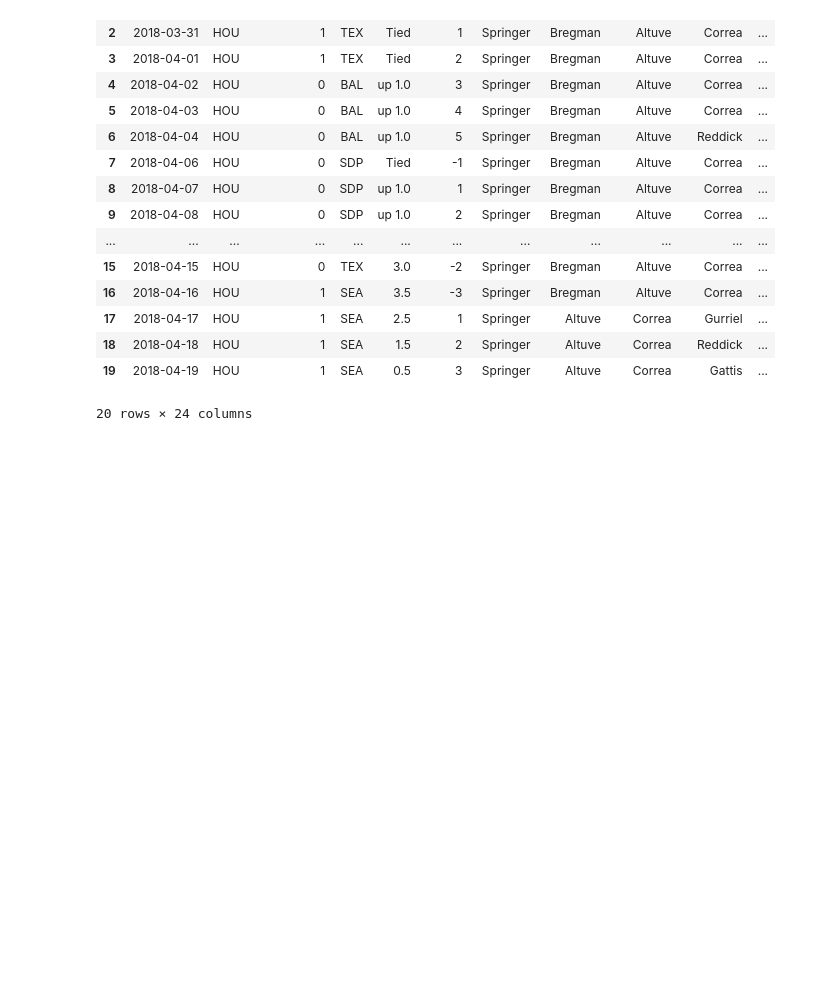
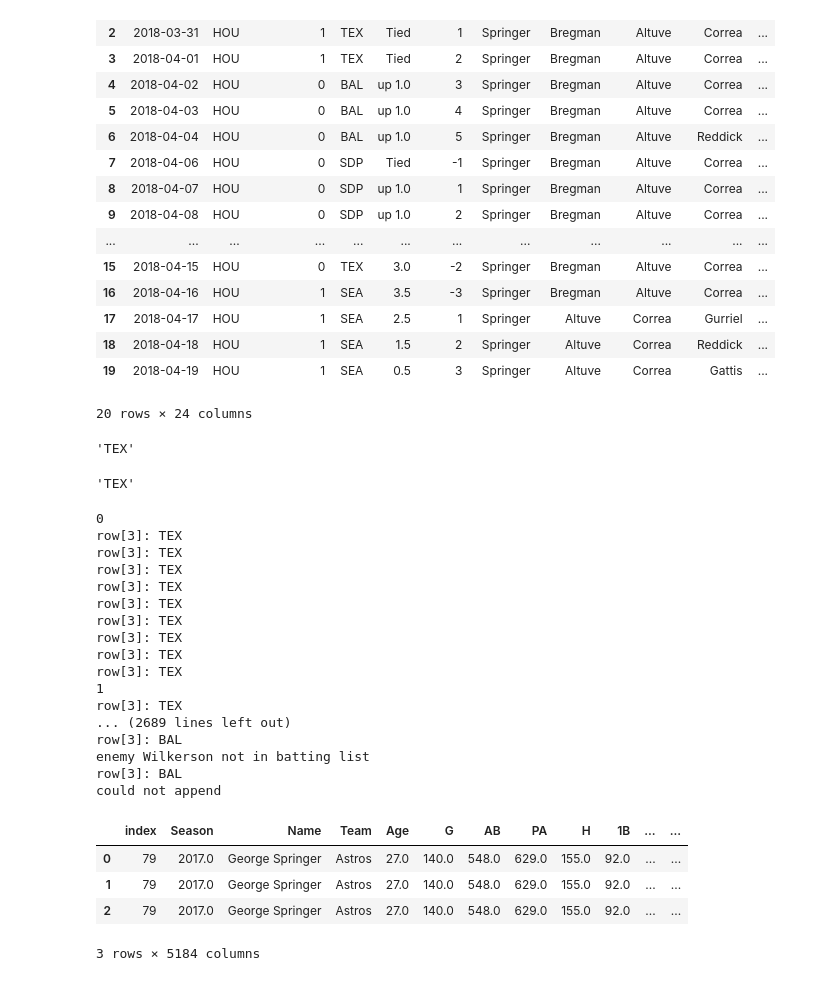
Before and after one commit to JTMachen/Baseball_Game_Predictor, a Jupyter notebook: API_analysis.ipynb, the cells around one changed output. Cells and saved outputs as stored; diff of their text form; code cells hidden in the pictures; blank space fills up the shorter version.

Commit message:
dictionary of teams fixed

```diff
--- a/API_analysis.ipynb
+++ b/API_analysis.ipynb
@@ -431,3 +443,12 @@ opponents_lineupss["STL"].head()
+# %%
+x = players_per_game_for_HOU_2018.iloc[0][3]
+x
+# %% [output]
+'TEX'
+# %%
+x[3]
+# %% [output]
+'TEX'
 # %%
 def get_stats_startingplayer_by_game(players_df, team, year):
 
@@ -438,10 +459,11 @@ def get_stats_startingplayer_by_game(players_df, team, year):
     stats_players_start_lineup = pd.DataFrame()
 
     for row in range(0,len(players_df)):
-
+        print(row)
         all_players_stats = pd.DataFrame()
 
-        for player in players_df.iloc[row][6:]:
+        #for players of team
+        for player in players_df.iloc[row][6:15]:
             #print(f"players: {len(players_df.iloc[row][6:])}\n {players_df.iloc[row][6:]}")
             if("00:00:00" in str(player)): continue #it gets the Date as first row by default. Skip it.
 
@@ -463,11 +485,64 @@ def get_stats_startingplayer_by_game(players_df, team, year):
             all_players_stats = pd.concat([ all_players_stats, player_bat_stats ] ,   axis=1)
             #print(f"ALL_PLAYER_STAT ##############\n{all_players_stats}")
 
+         #for players of opponent
+        for enemy in players_df.iloc[row][15:24]:
+            #print(f"players: {len(players_df.iloc[row][6:])}\n {players_df.iloc[row][6:]}")
+            if("00:00:00" in str(enemy)): continue #it gets the Date as first row by default. Skip it.
+
+            try:
+                print(f"row[3]: {players_df.iloc[row][3]}")
+                all_opp_bat_stats = batting_season_data[batting_season_data.Team ==
+                                                         get_key_from_dict(team_dict,players_df.iloc[row][3])]
+                #print(f"ALL OPPONENT STATS :\n{all_opp_bat_stats.head()}")
+                enemy_full_name = [x for x in all_opp_bat_stats.Name if enemy in x]
+                #print(player_full_name)
+                enemy_bat_stats = all_opp_bat_stats[all_opp_bat_stats.Name == enemy_full_name[0]]
+                #print(f"Stats for player {player_full_name} only: \n{player_bat_stats}")
+
+            except:
+                print(f"enemy {enemy} not in batting list")
+                #create code to fill batting statistics for a new player full of NAs or 0.0
+                continue
+
+            enemy_bat_stats.reset_index(inplace=True)
+            #print(f"SINGLE_PLAYER_STAT ++++++++++++++\n{player_bat_stats}")
+            all_players_stats = pd.concat([ all_players_stats, enemy_bat_stats] ,   axis=1)
+            #print(f"ALL_PLAYER_STAT ##############\n{all_players_stats}")
+
         try:
             stats_players_start_lineup = stats_players_start_lineup.append(all_players_stats, ignore_index=True)
+            #stats_players_start_lineup = pd.concat([stats_players_start_lineup,all_players_stats], join="outer",axis=0, sort = True )
         except:
             print("could not append ")
             continue
 
 
     return stats_players_start_lineup
+# %%
+
+test = get_stats_startingplayer_by_game(players_per_game_for_HOU_2018, "HOU", 2018)
+test
+# %% [output]
+0
+row[3]: TEX
+row[3]: TEX
+row[3]: TEX
+row[3]: TEX
+row[3]: TEX
+row[3]: TEX
+row[3]: TEX
+row[3]: TEX
+row[3]: TEX
+1
+row[3]: TEX
+... (2689 lines left out)
+row[3]: BAL
+enemy Wilkerson not in batting list
+row[3]: BAL
+could not append
+|  | index | Season | Name | Team | Age | G | AB | PA | H | 1B | ... | ... |
+| 0 | 79 | 2017.0 | George Springer | Astros | 27.0 | 140.0 | 548.0 | 629.0 | 155.0 | 92.0 | ... | ... |
+| 1 | 79 | 2017.0 | George Springer | Astros | 27.0 | 140.0 | 548.0 | 629.0 | 155.0 | 92.0 | ... | ... |
+| 2 | 79 | 2017.0 | George Springer | Astros | 27.0 | 140.0 | 548.0 | 629.0 | 155.0 | 92.0 | ... | ... |
+3 rows × 5184 columns
```
Also changed, not shown: parts of 12 cells of this notebook.
